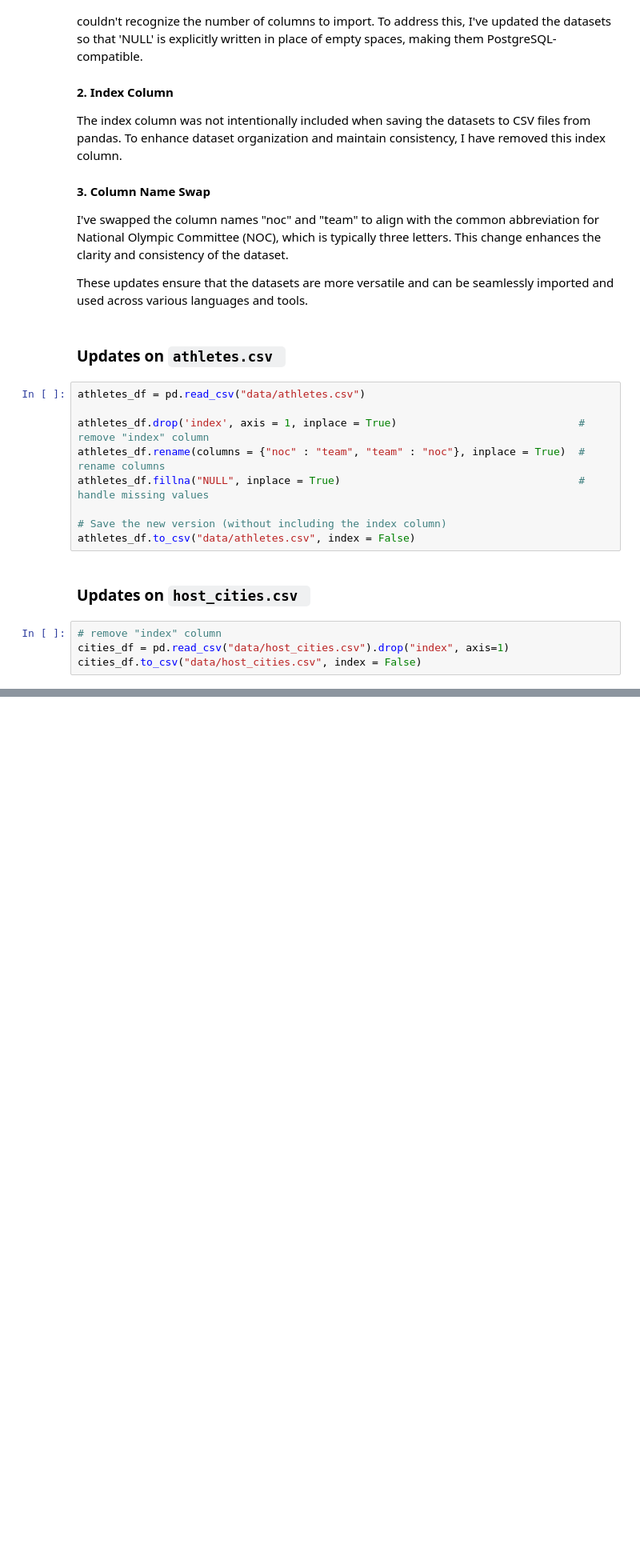
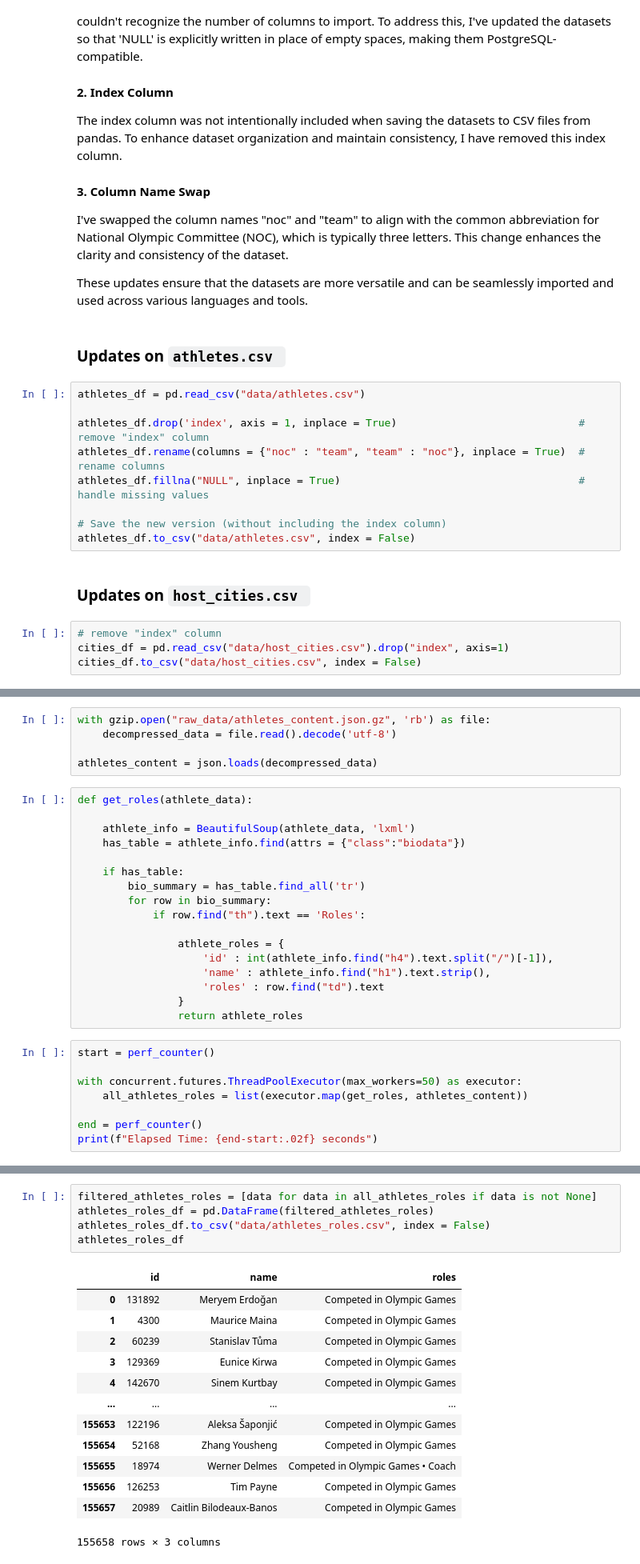
Before and after one commit to chanronnie/Olympics, a Jupyter notebook: data_scraper.ipynb, the cells around one changed output, grey strips where cells are left out. Shown: that part at 80% size. Saved outputs shown, nothing was run; the diff lists cells and outputs as text; blank space fills up the shorter version.

Commit message:
Create new dataset athletes_roles.csv

```diff
--- a/data_scraper.ipynb
+++ b/data_scraper.ipynb
@@ -332,0 +335,30 @@ cities_df.to_csv("data/host_cities.csv", index = False)
+# %%
+with gzip.open("raw_data/athletes_content.json.gz", 'rb') as file:
+    decompressed_data = file.read().decode('utf-8')
+
+athletes_content = json.loads(decompressed_data)
+# %%
+def get_roles(athlete_data):
+
+    athlete_info = BeautifulSoup(athlete_data, 'lxml')
+    has_table = athlete_info.find(attrs = {"class":"biodata"})
+
+    if has_table:
+        bio_summary = has_table.find_all('tr')
+        for row in bio_summary:
+            if row.find("th").text == 'Roles':
+
+                athlete_roles = {
+                    'id' : int(athlete_info.find("h4").text.split("/")[-1]),
+                    'name' : athlete_info.find("h1").text.strip(),
+                    'roles' : row.find("td").text
+                }
+                return athlete_roles
+# %%
+start = perf_counter()
+
+with concurrent.futures.ThreadPoolExecutor(max_workers=50) as executor:
+    all_athletes_roles = list(executor.map(get_roles, athletes_content))
+
+end = perf_counter()
+print(f"Elapsed Time: {end-start:.02f} seconds")
@@ -332,0 +367,19 @@ cities_df.to_csv("data/host_cities.csv", index = False)
+# %%
+filtered_athletes_roles = [data for data in all_athletes_roles if data is not None]
+athletes_roles_df = pd.DataFrame(filtered_athletes_roles)
+athletes_roles_df.to_csv("data/athletes_roles.csv", index = False)
+athletes_roles_df
+# %% [output]
+|  | id | name | roles |
+| 0 | 131892 | Meryem Erdoğan | Competed in Olympic Games |
+| 1 | 4300 | Maurice Maina | Competed in Olympic Games |
+| 2 | 60239 | Stanislav Tůma | Competed in Olympic Games |
+| 3 | 129369 | Eunice Kirwa | Competed in Olympic Games |
+| 4 | 142670 | Sinem Kurtbay | Competed in Olympic Games |
+| ... | ... | ... | ... |
+| 155653 | 122196 | Aleksa Šaponjić | Competed in Olympic Games |
+| 155654 | 52168 | Zhang Yousheng | Competed in Olympic Games |
+| 155655 | 18974 | Werner Delmes | Competed in Olympic Games • Coach |
+| 155656 | 126253 | Tim Payne | Competed in Olympic Games |
+| 155657 | 20989 | Caitlin Bilodeaux-Banos | Competed in Olympic Games |
+155658 rows × 3 columns
```
Also changed, not shown: parts of 3 cells of this notebook, 1 other file.
